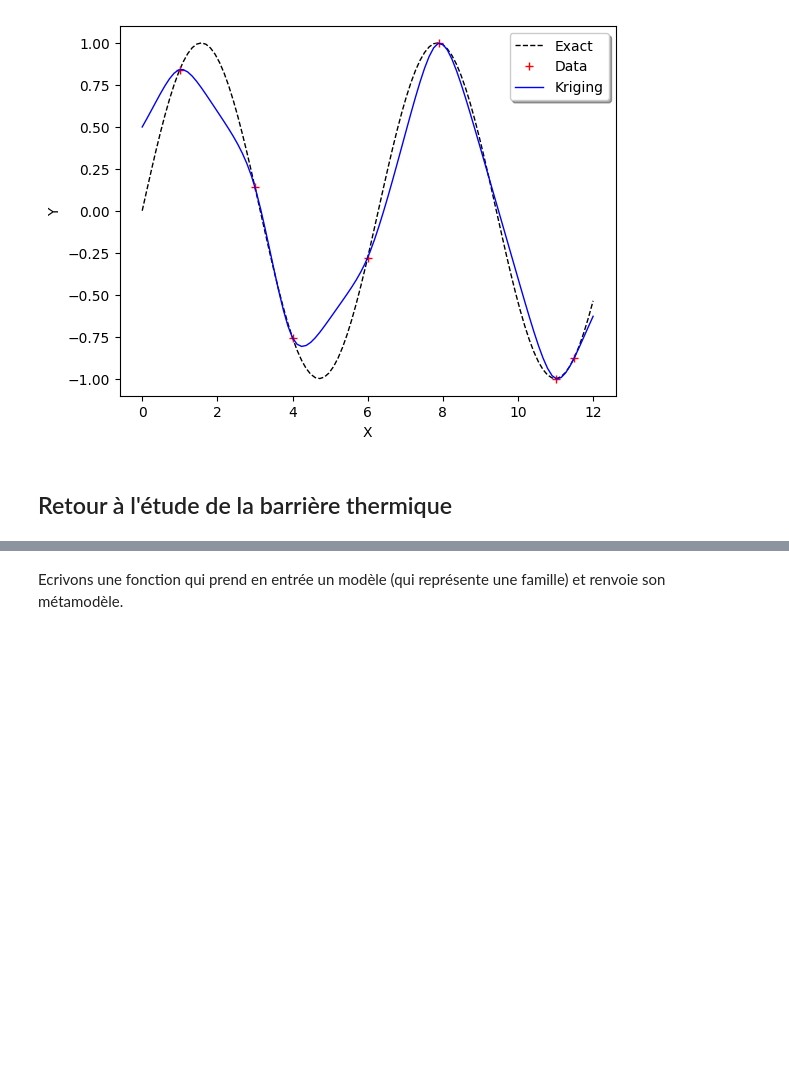
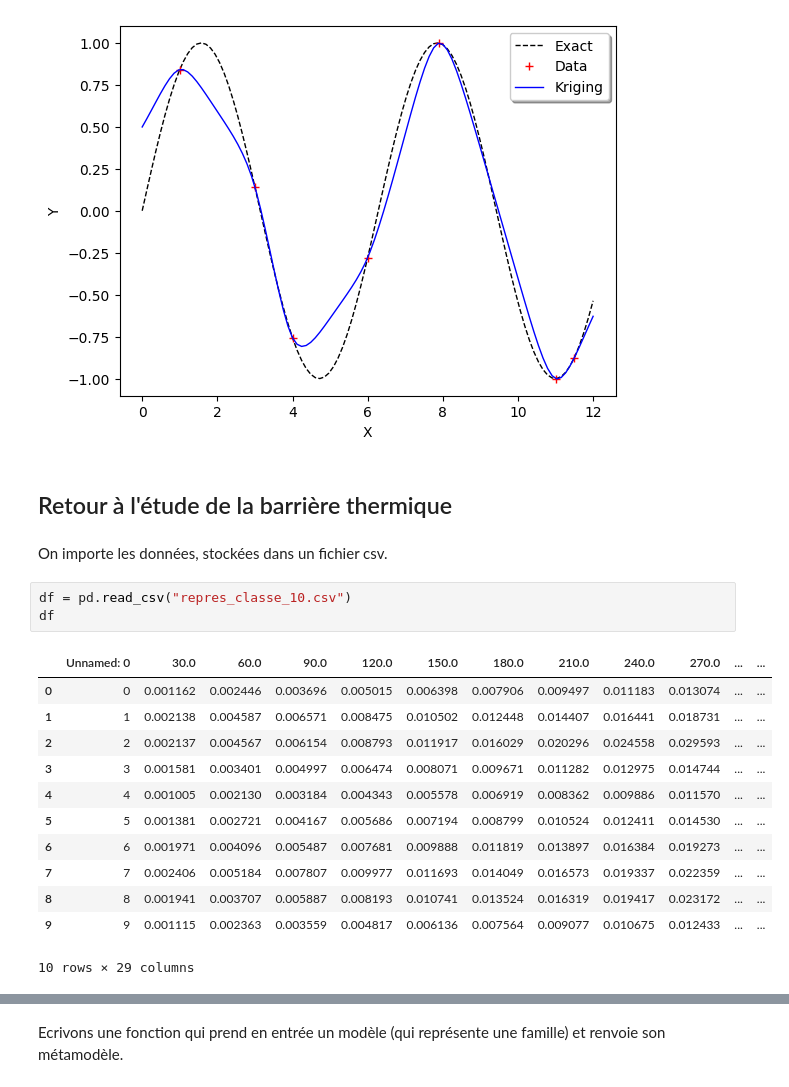
Before and after one commit to NicolasMatte/OptimAero, a Jupyter notebook: krigeage.ipynb, the cells around one changed output, grey strips where cells are left out. Drawn from its saved outputs; the diff is of its cells as text; blank space fills up the shorter version.

```diff
--- a/krigeage.ipynb
+++ b/krigeage.ipynb
@@ -162,3 +163,21 @@ view = viewer.View(graph)
 [figure]
 # %% [markdown]
 ##  Retour à l'étude de la barrière thermique
+# %% [markdown]
+On importe les données, stockées dans un fichier csv.
+# %%
+df = pd.read_csv("repres_classe_10.csv")
+df
+# %% [output]
+|  | Unnamed: 0 | 30.0 | 60.0 | 90.0 | 120.0 | 150.0 | 180.0 | 210.0 | 240.0 | 270.0 | ... | ... |
+| 0 | 0 | 0.001162 | 0.002446 | 0.003696 | 0.005015 | 0.006398 | 0.007906 | 0.009497 | 0.011183 | 0.013074 | ... | ... |
+| 1 | 1 | 0.002138 | 0.004587 | 0.006571 | 0.008475 | 0.010502 | 0.012448 | 0.014407 | 0.016441 | 0.018731 | ... | ... |
+| 2 | 2 | 0.002137 | 0.004567 | 0.006154 | 0.008793 | 0.011917 | 0.016029 | 0.020296 | 0.024558 | 0.029593 | ... | ... |
+| 3 | 3 | 0.001581 | 0.003401 | 0.004997 | 0.006474 | 0.008071 | 0.009671 | 0.011282 | 0.012975 | 0.014744 | ... | ... |
+| 4 | 4 | 0.001005 | 0.002130 | 0.003184 | 0.004343 | 0.005578 | 0.006919 | 0.008362 | 0.009886 | 0.011570 | ... | ... |
+| 5 | 5 | 0.001381 | 0.002721 | 0.004167 | 0.005686 | 0.007194 | 0.008799 | 0.010524 | 0.012411 | 0.014530 | ... | ... |
+| 6 | 6 | 0.001971 | 0.004096 | 0.005487 | 0.007681 | 0.009888 | 0.011819 | 0.013897 | 0.016384 | 0.019273 | ... | ... |
+| 7 | 7 | 0.002406 | 0.005184 | 0.007807 | 0.009977 | 0.011693 | 0.014049 | 0.016573 | 0.019337 | 0.022359 | ... | ... |
+| 8 | 8 | 0.001941 | 0.003707 | 0.005887 | 0.008193 | 0.010741 | 0.013524 | 0.016319 | 0.019417 | 0.023172 | ... | ... |
+| 9 | 9 | 0.001115 | 0.002363 | 0.003559 | 0.004817 | 0.006136 | 0.007564 | 0.009077 | 0.010675 | 0.012433 | ... | ... |
+10 rows × 29 columns
```
Also changed, not shown: parts of 19 cells of this notebook, 2 other files.
